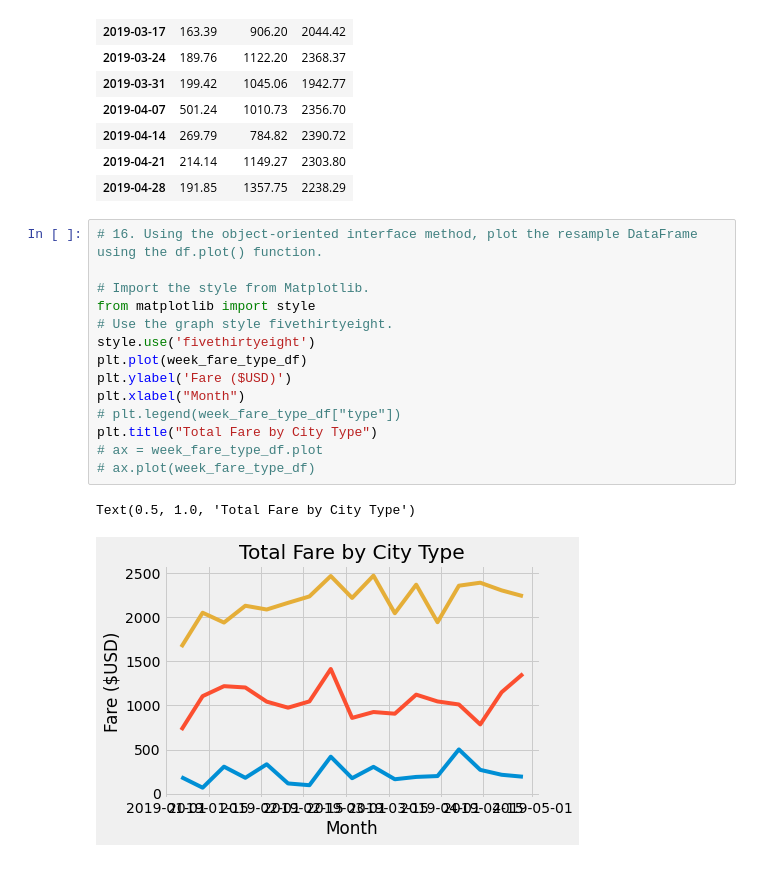
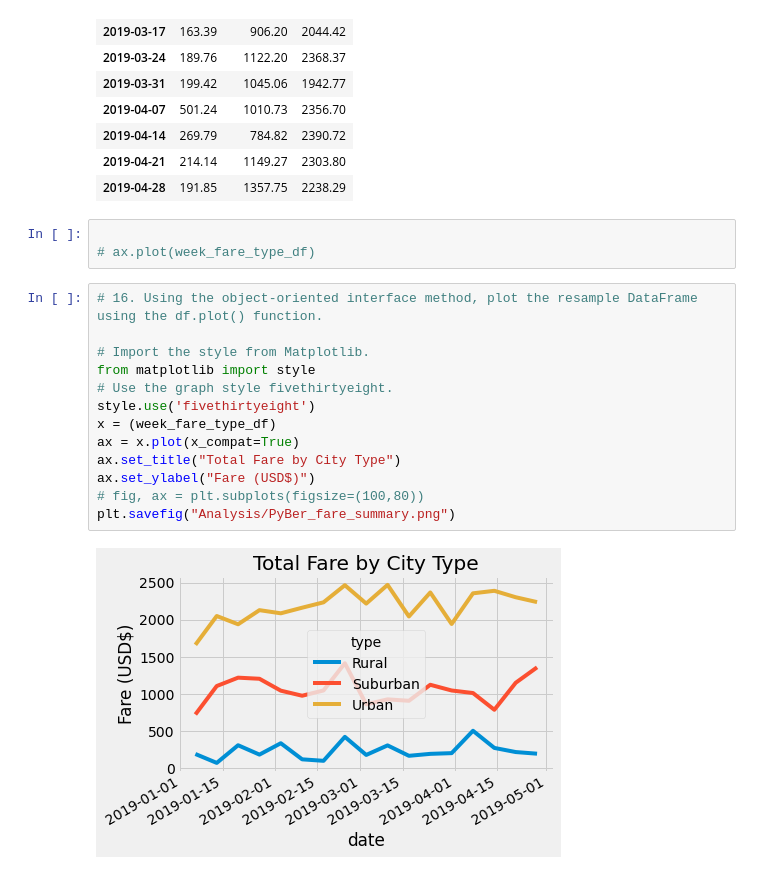
Before and after one commit to rciminera/PyBer_Analysis, a Jupyter notebook: PyBer_Challenge_starter_code.ipynb, the cells around one changed output. Cells and saved outputs as stored; diff of their text form.

```diff
--- a/PyBer_Challenge_starter_code.ipynb
+++ b/PyBer_Challenge_starter_code.ipynb
@@ -237,20 +248,21 @@ week_fare_type_df
 | 2019-04-14 | 269.79 | 784.82 | 2390.72 |
 | 2019-04-21 | 214.14 | 1149.27 | 2303.80 |
 | 2019-04-28 | 191.85 | 1357.75 | 2238.29 |
+# %%
+
+# ax.plot(week_fare_type_df)
 # %%
 # 16. Using the object-oriented interface method, plot the resample DataFrame using the df.plot() function.
 
 # Import the style from Matplotlib.
 from matplotlib import style
 # Use the graph style fivethirtyeight.
 style.use('fivethirtyeight')
-plt.plot(week_fare_type_df)
-plt.ylabel('Fare ($USD)')
-plt.xlabel("Month")
-# plt.legend(week_fare_type_df["type"])
-plt.title("Total Fare by City Type")
-# ax = week_fare_type_df.plot
-# ax.plot(week_fare_type_df)
+x = (week_fare_type_df)
+ax = x.plot(x_compat=True)
+ax.set_title("Total Fare by City Type")
+ax.set_ylabel("Fare (USD$)")
+# fig, ax = plt.subplots(figsize=(100,80))
+plt.savefig("Analysis/PyBer_fare_summary.png")
 # %% [output]
-Text(0.5, 1.0, 'Total Fare by City Type')
-[figure, old version]
+[figure, new version]
```
Also changed, not shown: parts of 2 cells of this notebook, 2 other files.
